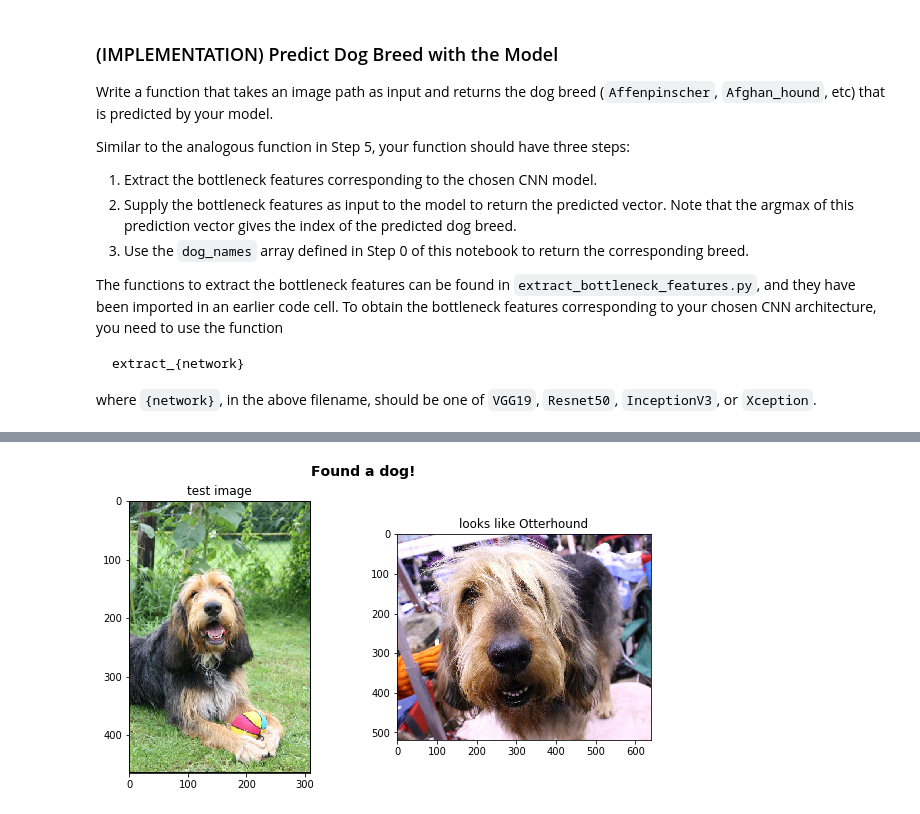
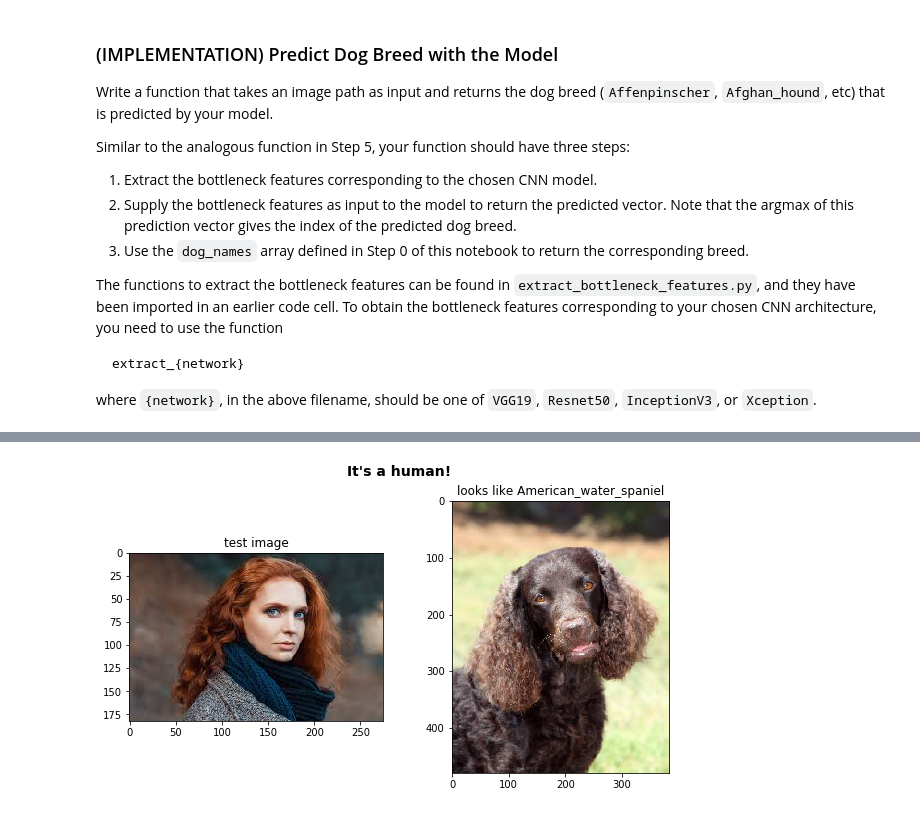
Before and after one commit to evgenyfadeev/dog-project, a Jupyter notebook: dog_app.ipynb, the cells around one changed output, grey strips where cells are left out. Drawn from its saved outputs; the diff is of its cells as text; code cells hidden in the pictures.

```diff
--- a/dog_app.ipynb
+++ b/dog_app.ipynb
@@ -820,7 +836,6 @@ __Answer:__
-# %%
-## TODO: Execute your algorithm from Step 6 on
-## at least 6 images on your computer.
-## Feel free to use as many code cells as needed.
-report_dog_human_or_other(dog_files_short[105])
-# %% [output]
-[figure, removed]
+# %%
+#On the left is the test image and on the right if present - the resembling dog image from the training set.
+
+report_dog_human_or_other('myfiles/human1.jpeg')
+# %% [output]
+[figure, added]
```
Also changed, not shown: parts of 15 cells of this notebook.
